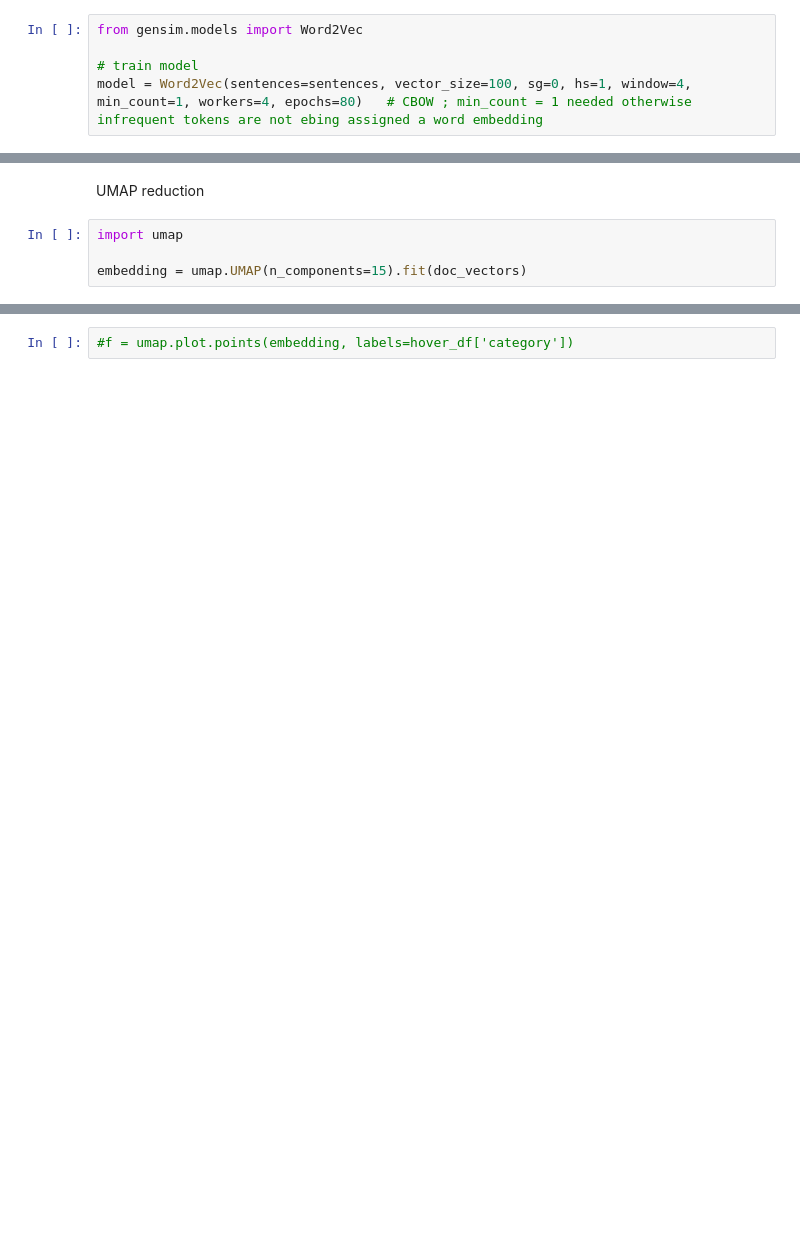
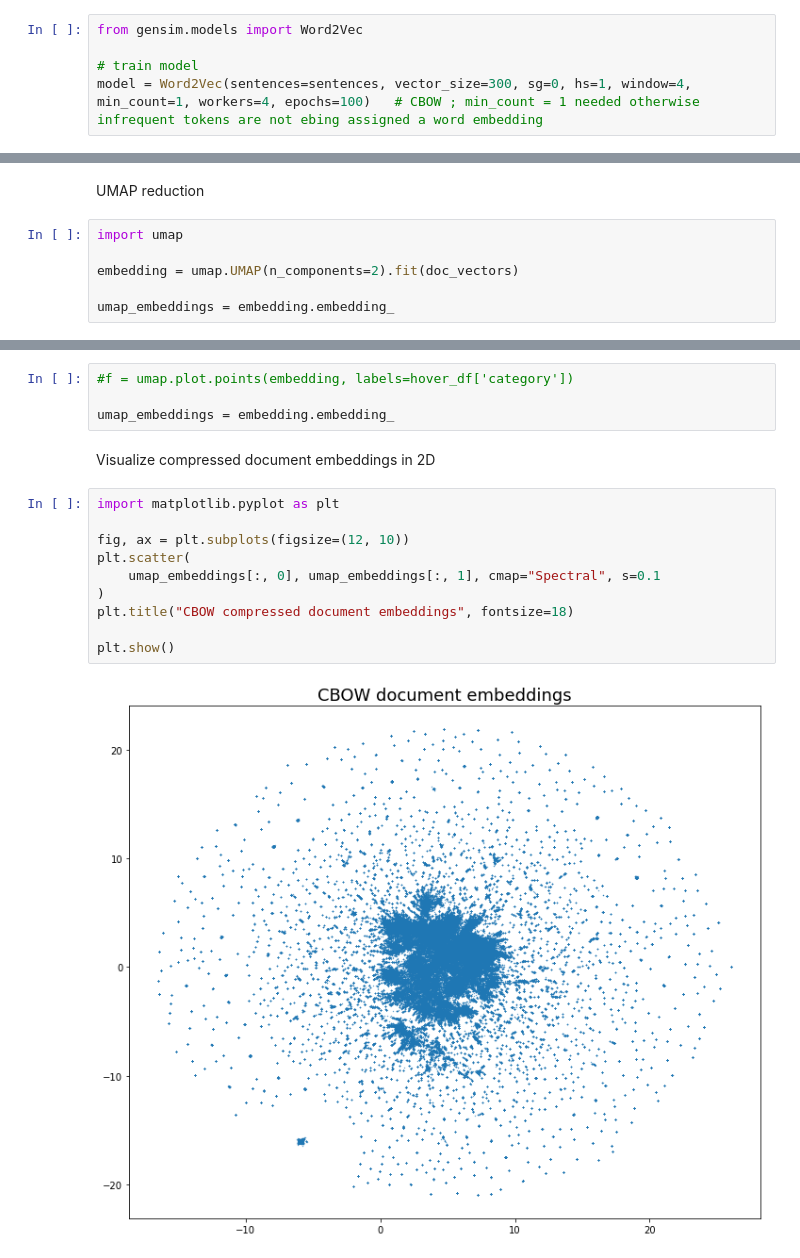
Before and after one commit to AVoss84/streamlit, a Jupyter notebook: notebooks/fasttext.ipynb, the cells around one changed output, grey strips where cells are left out. Drawn from its saved outputs; the diff is of its cells as text; blank space fills up the shorter version.

Commit message:
add cbow + topic + umap

```diff
--- a/notebooks/fasttext.ipynb
+++ b/notebooks/fasttext.ipynb
@@ -99,7 +100,7 @@ Finished preprocessing.
 from gensim.models import Word2Vec
 
 # train model
-model = Word2Vec(sentences=sentences, vector_size=100, sg=0, hs=1, window=4, min_count=1, workers=4, epochs=80)   # CBOW ; min_count = 1 needed otherwise infrequent tokens are not ebing assigned a word embedding
+model = Word2Vec(sentences=sentences, vector_size=300, sg=0, hs=1, window=4, min_count=1, workers=4, epochs=100)   # CBOW ; min_count = 1 needed otherwise infrequent tokens are not ebing assigned a word embedding
 # %%
 import random
 
@@ -158,7 +175,9 @@ UMAP reduction
 # %%
 import umap
 
-embedding = umap.UMAP(n_components=15).fit(doc_vectors)
+embedding = umap.UMAP(n_components=2).fit(doc_vectors)
+
+umap_embeddings = embedding.embedding_
 # %%
 embedding.embedding_.shape
 # %% [output]
@@ -166,2 +185,18 @@ embedding.embedding_.shape
 # %%
 #f = umap.plot.points(embedding, labels=hover_df['category'])
+
+umap_embeddings = embedding.embedding_
+# %% [markdown]
+Visualize compressed document embeddings in 2D
+# %%
+import matplotlib.pyplot as plt
+
+fig, ax = plt.subplots(figsize=(12, 10))
+plt.scatter(
+    umap_embeddings[:, 0], umap_embeddings[:, 1], cmap="Spectral", s=0.1
+)
+plt.title("CBOW compressed document embeddings", fontsize=18)
+
+plt.show()
+# %% [output]
+[figure, added]
```
Also changed, not shown: parts of 9 cells of this notebook.
